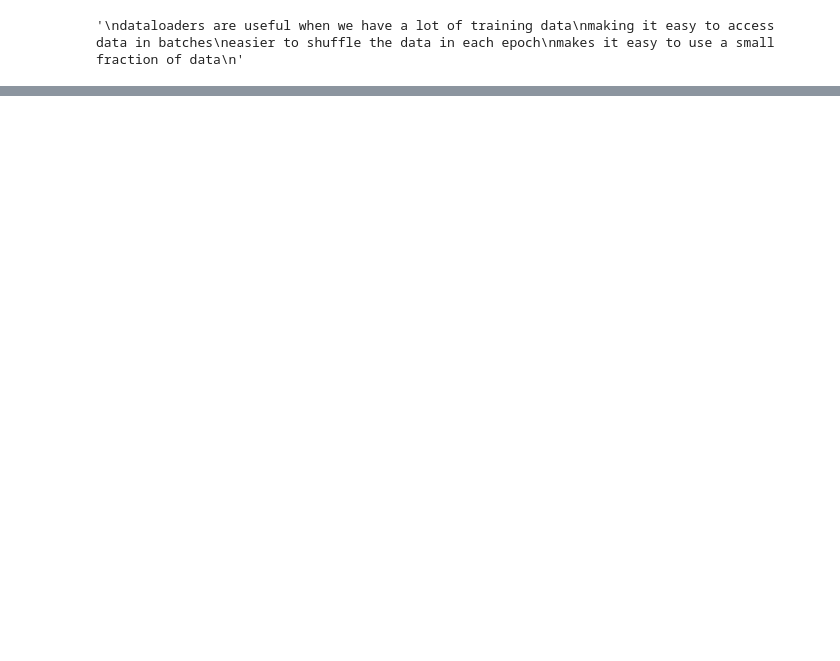
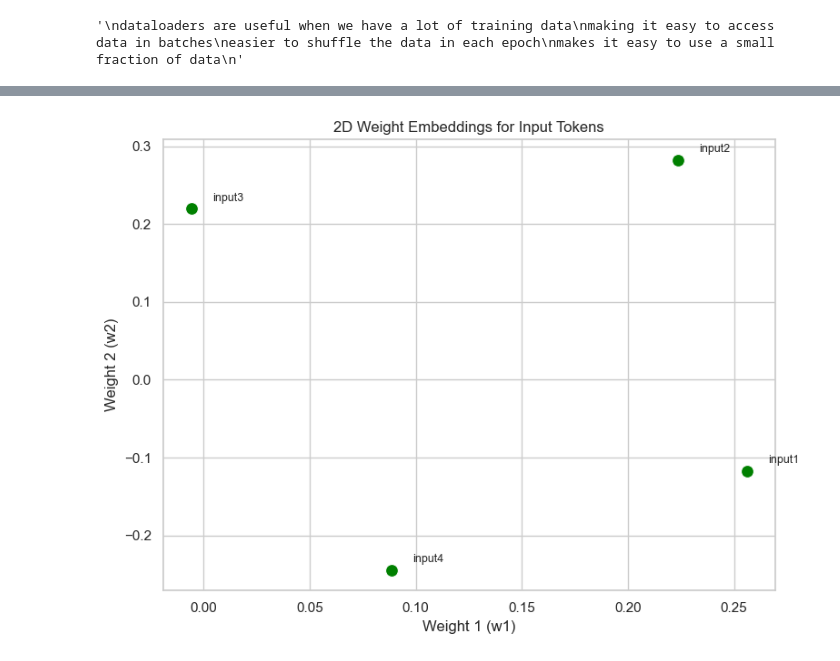
Before and after one commit to kriti-agrawal-52/neural_networks, a Jupyter notebook: word_embedding.ipynb, the cells around one changed output, grey strips where cells are left out. Drawn from its saved outputs; the diff is of its cells as text; code cells hidden in the pictures; blank space fills up the shorter version.

Commit message:
embedding nn before optimization with plots

```diff
--- a/word_embedding.ipynb
+++ b/word_embedding.ipynb
@@ -101,3 +103,5 @@ class WordEmbeddingFromScratch(L.LightningModule):
         loss = self.loss(output_i, label_i[0]) # cross entropy itself runs the output values through the softmax activation function
                                                # and quantifies the difference between the predicted softmax values and the actual target values
         return loss
+# %%
+model_from_scratch = WordEmbeddingFromScratch()
@@ -103,0 +112,15 @@ class WordEmbeddingFromScratch(L.LightningModule):
+# %%
+# creating a pandas dataframe with embeddings for each input token
+param_dict = {}
+for name, param in model_from_scratch.named_parameters():
+    if name.startswith("input") and "_" in name:
+        word, weight = name.split('_')
+        if word not in param_dict:
+            param_dict[word]={}
+        param_dict[word][weight] = param.item()
+
+# convert to dataframe
+df = pd.DataFrame.from_dict(param_dict, orient = 'index')
+df.index.name = word
+# %%
+df['token'] = ['Troll2', 'is', 'great','Gymkata']
@@ -103,0 +136,20 @@ class WordEmbeddingFromScratch(L.LightningModule):
+# %%
+# Scatter plot
+plt.figure(figsize=(8, 6))
+sns.set(style='whitegrid')
+
+sns.scatterplot(x=df['w1'], y=df['w2'], s=100, color='green', marker='o')
+
+# Add labels for each point
+for word, row in df.iterrows():
+    plt.text(row['w1'] + 0.01, row['w2'] + 0.01, word, fontsize=9)
+
+# Axis labels and title
+plt.xlabel("Weight 1 (w1)")
+plt.ylabel("Weight 2 (w2)")
+plt.title("2D Weight Embeddings for Input Tokens")
+
+plt.tight_layout()
+plt.show()
+# %% [output]
+[figure, added]
```
Also changed, not shown: parts of 3 cells of this notebook.
